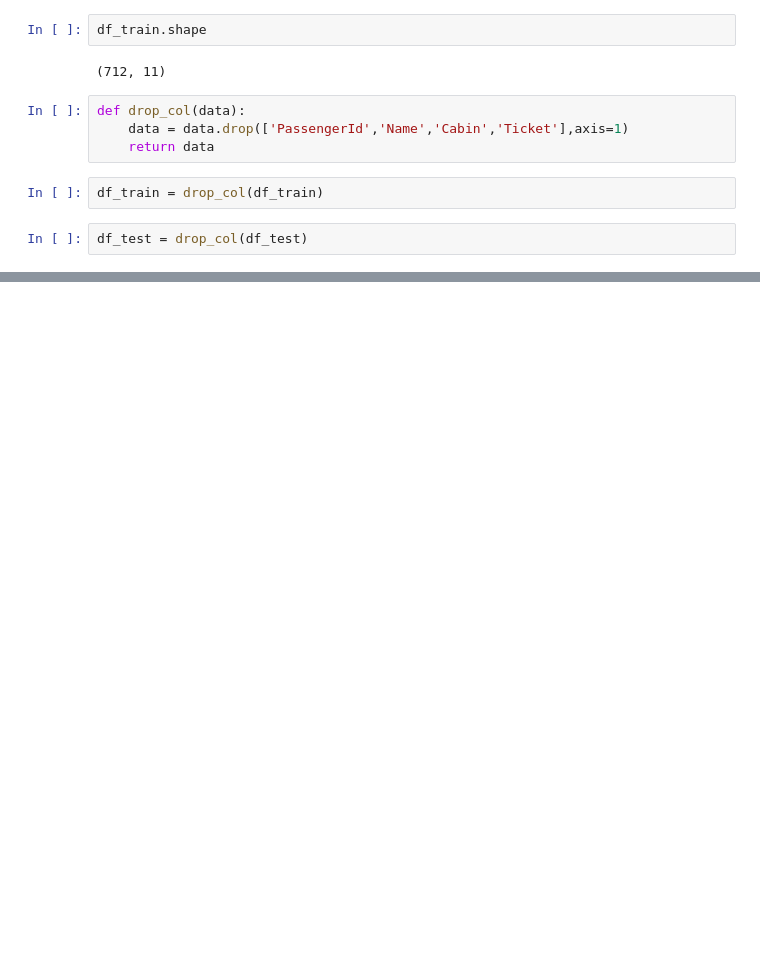
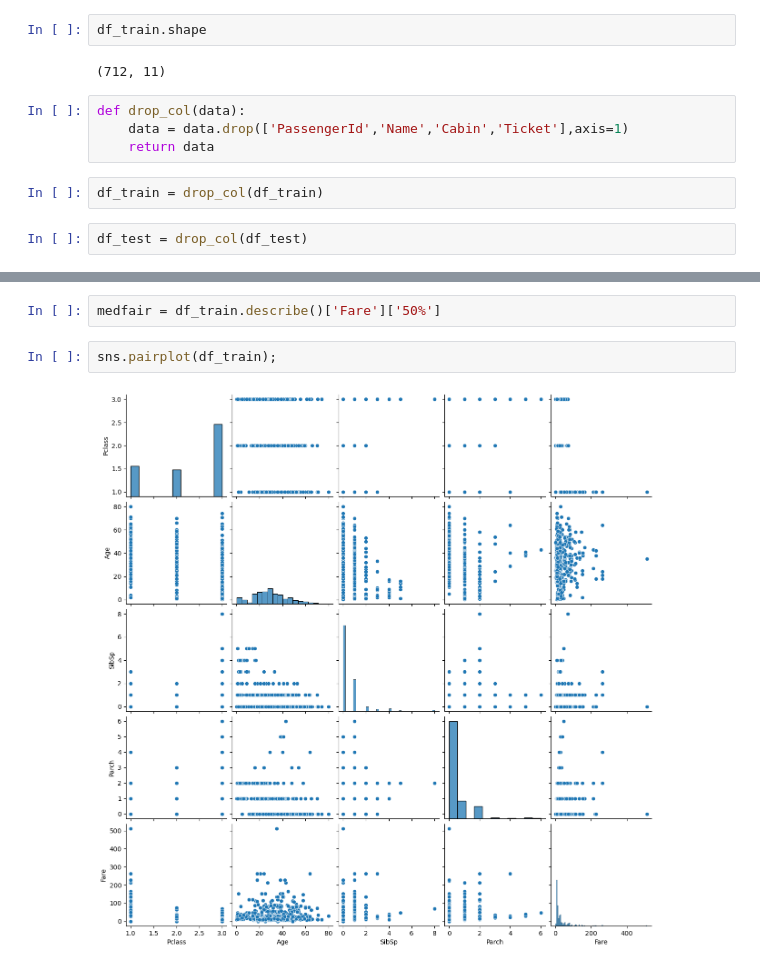
Before and after one commit to Abdelrahmanelfeky987/Dokcer-Image-for-Titanic-Classification, a Jupyter notebook: classification.ipynb, the cells around one changed output, grey strips where cells are left out. Drawn from its saved outputs; the diff is of its cells as text; blank space fills up the shorter version.

```diff
--- a/classification.ipynb
+++ b/classification.ipynb
@@ -102 +102,7 @@ df_train.describe()
 | max | 3.000000 | 80.000000 | 8.000000 | 6.000000 | 512.329200 |
+# %%
+medfair = df_train.describe()['Fare']['50%']
+# %%
+sns.pairplot(df_train);
+# %% [output]
+[figure, added]
```
Also changed, not shown: parts of 31 cells of this notebook.
